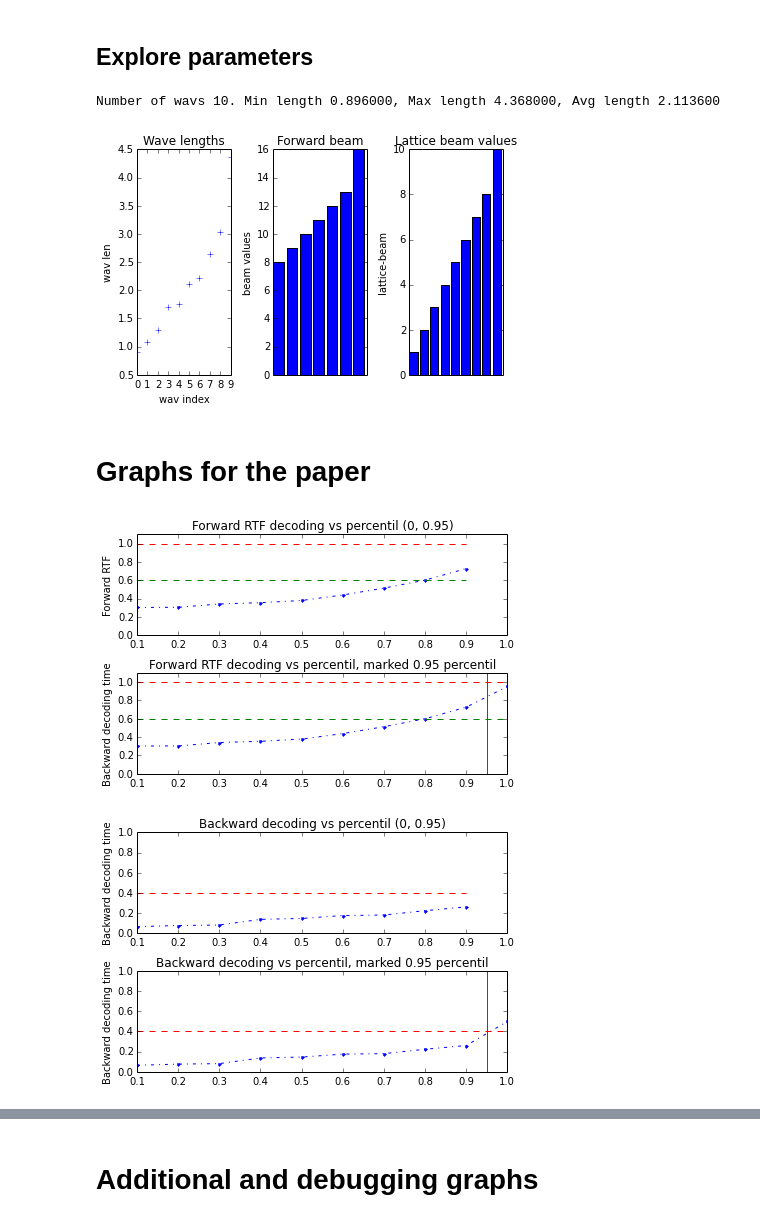
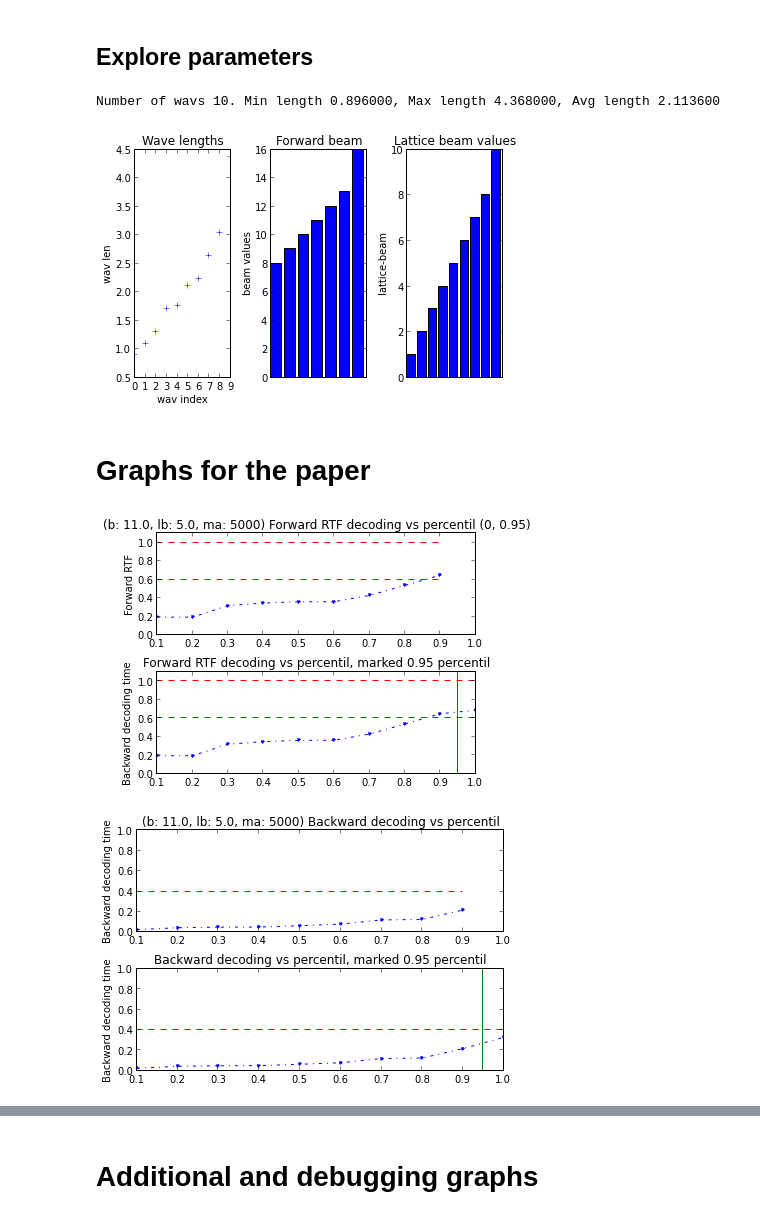
Before and after one commit to oplatek/pykaldi-eval, a Jupyter notebook: Pykaldi-evaluation.ipynb, the cells around one changed output, grey strips where cells are left out. Saved outputs shown, nothing was run; the diff lists cells and outputs as text; code cells hidden in the pictures.

```diff
--- a/Pykaldi-evaluation.ipynb
+++ b/Pykaldi-evaluation.ipynb
@@ -8,6 +17,7 @@ WARNING: pylab import has clobbered these variables: ['rec']
 Loading data and extracting basic information
 =============================================
 # %%
+%pylab inline
 import pickle
 import pylab as pl
 from collections import namedtuple
@@ -25,8 +35,7 @@ UserRecord = namedtuple('UserRecord',
                         ['wav_name', 'wav_len', 'beam', 'lattice_beam', 'max_active', 'forwardlen', 'backwardlen'])
 
 
-#with open('./test_16_wer_collect.pickle.txt', 'r') as r:
-with open('./15006_wer30_new_kaldi.pickle2attempt.log', 'r') as r:
+with open('./all_5931_few_test_30_new_kaldi.pickle.log', 'r') as r:
     sys_time_r = pickle.load(r)
     user_time_r = pickle.load(r)
 
@@ -74,36 +83,38 @@ frame.axes.get_xaxis().set_visible(False)
 tight_layout()
 # %% [output]
 Number of wavs 10. Min length 0.896000, Max length 4.368000, Avg length 2.113600
-[figure, old version]
+[figure, new version]
 # %% [markdown]
 Graphs for the paper
 ====================
 # %%
+beam, lat_beam, max_active = beam_range[3], lat_beam_range[4], max_active_range[1]
 rtf = sorted([ rec.forwardlen / float(rec.wav_len) for rec in user_time_r if rec.beam == beam and rec.lattice_beam == lat_beam and rec.max_active == max_active])
 rtf_95 = rtf[0:int(0.95*len(rtf))]
 percents = [float(x) / len(rtf) for x in range(1,len(rtf)+1,1)]
 percents_95 = percents[0:int(0.95*len(percents))]
 
 subplot(2,1,1)
 ylim([0, 1.1])
 plot(percents_95, rtf_95, '.-.')
-title('Forward RTF decoding vs percentil (0, 0.95)')
+title('(b: %0.1f, lb: %0.1f, ma: %d) Forward RTF decoding vs percentil (0, 0.95)'% (beam, lat_beam, max_active))
 ylabel('Forward RTF')
 plot(percents_95, [0.6] * len(percents_95), 'g--')
 plot(percents_95, [1.0] * len(percents_95), 'r--')
 
 subplot(2,1,2)
 ylim([0, 1.1])
 plot(percents, rtf, '.-.')
 title('Forward RTF decoding vs percentil, marked 0.95 percentil')
 ylabel('Backward decoding time')
 plot(percents, [0.6] * len(percents), 'g--')
 plot(percents, [1.0] * len(percents), 'r--')
 axvline(0.95, color='g')
 tight_layout()
 # %% [output]
-[figure, old version]
+[figure, new version]
 # %%
+beam, lat_beam, max_active = beam_range[3], lat_beam_range[4], max_active_range[1]
 bt = sorted([ rec.backwardlen for rec in user_time_r if rec.beam == beam and rec.lattice_beam == lat_beam and rec.max_active == max_active])
 bt_95 = bt[0:int(0.95*len(bt))]
 percents = [float(x) / len(bt) for x in range(1,len(bt)+1,1)]
@@ -112,7 +123,7 @@ percents_95 = percents[0:int(0.95*len(percents))]
 subplot(2,1,1)
 ylim([0, 1.0])
 plot(percents_95, bt_95,'.-.')
-title('Backward decoding vs percentil (0, 0.95)')
+title('(b: %0.1f, lb: %0.1f, ma: %d) Backward decoding vs percentil' % (beam, lat_beam, max_active))
 ylabel('Backward decoding time')
 plot(percents_95, [0.4] * len(percents_95), 'r--')
 
@@ -125,5 +136,5 @@ plot(percents, [0.4] * len(percents), 'r--')
 axvline(0.95, color='g')
 tight_layout()
 # %% [output]
-[figure, old version]
+[figure, new version]
 # %%
```
Also changed, not shown: parts of 7 cells of this notebook.
